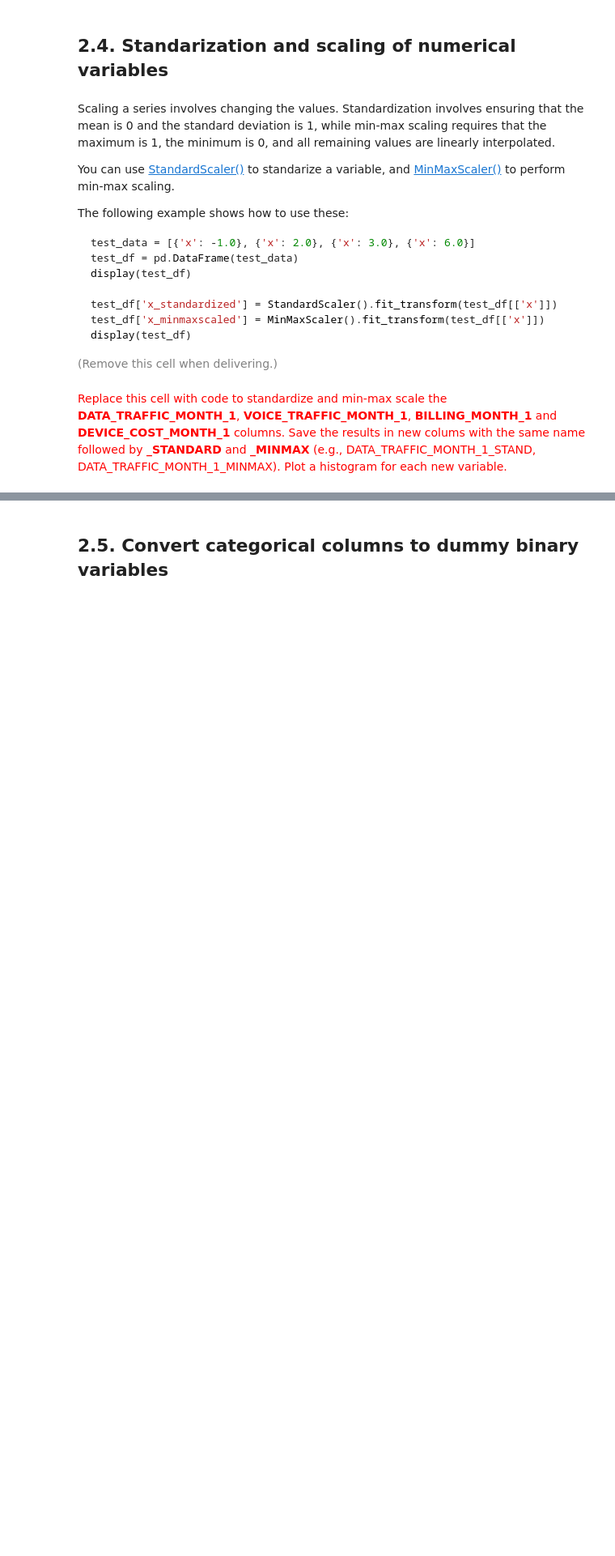
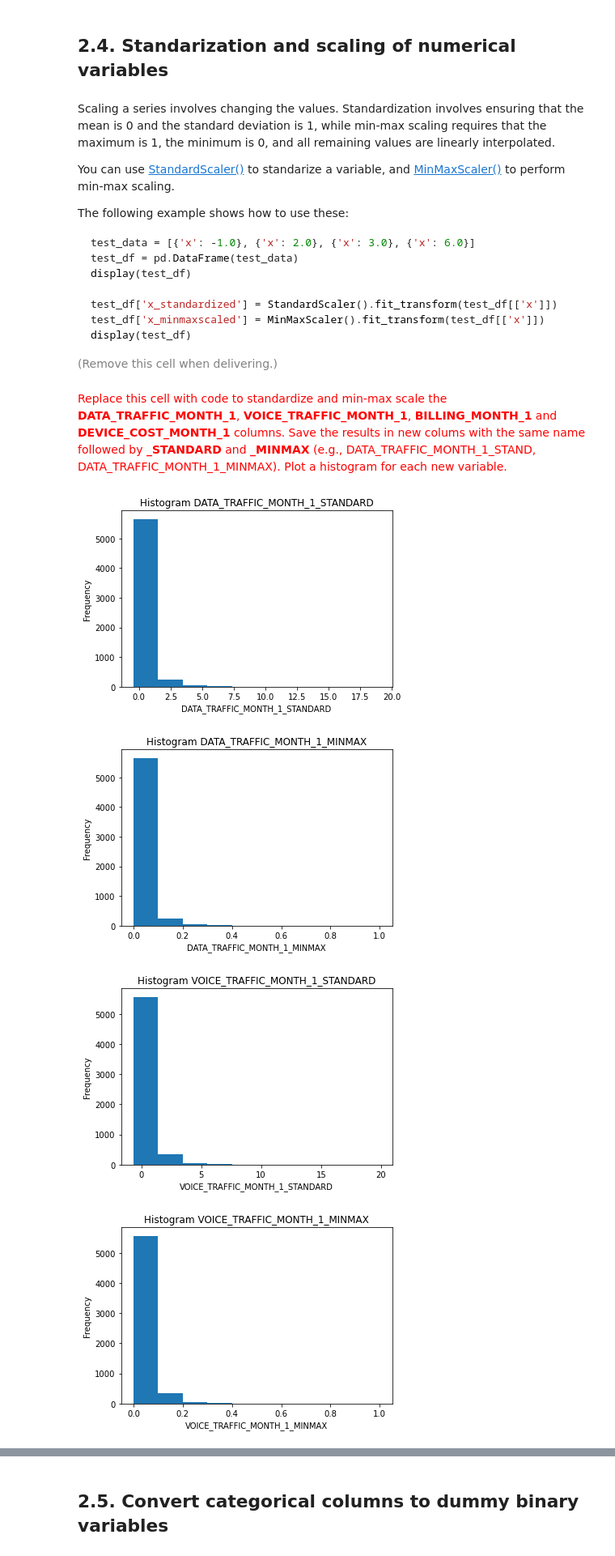
Before and after one commit to BernatQuintilla/data-mining-course, a Jupyter notebook: practicum/ps01_02/ps01_02_data_preparation.ipynb, the cells around one changed output, grey strips where cells are left out. Shown: that part at 81% size. Drawn from its saved outputs; the diff is of its cells as text; code cells hidden in the pictures; blank space fills up the shorter version.

```diff
--- a/practicum/ps01_02/ps01_02_data_preparation.ipynb
+++ b/practicum/ps01_02/ps01_02_data_preparation.ipynb
@@ -615,3 +615,26 @@ display(test_df)
 <font size="-1" color="gray">(Remove this cell when delivering.)</font>
 # %% [markdown]
 <font size="+1" color="red">Replace this cell with code to standardize and min-max scale the **DATA_TRAFFIC_MONTH_1**, **VOICE_TRAFFIC_MONTH_1**, **BILLING_MONTH_1** and **DEVICE_COST_MONTH_1** columns. Save the results in new colums with the same name followed by **_STANDARD** and **_MINMAX** (e.g., DATA\_TRAFFIC\_MONTH\_1\_STAND, DATA\_TRAFFIC\_MONTH\_1\_MINMAX). Plot a histogram for each new variable.</font>
+# %%
+scale_columns = ['DATA_TRAFFIC_MONTH_1', 'VOICE_TRAFFIC_MONTH_1', 'BILLING_MONTH_1', 'DEVICE_COST_MONTH_1']
+
+for column in scale_columns:
+    new_column_stand = f"{column}_STANDARD"
+    df03[new_column_stand] = StandardScaler().fit_transform(df03[[column]])
+
+    new_column_minmax = f"{column}_MINMAX"
+    df03[new_column_minmax] = MinMaxScaler().fit_transform(df03[[column]])
+
+plt.figure(figsize=(6, 4))
+for column in df03.columns:
+    if "_STANDARD" in column or "_MINMAX" in column:
+        plt.hist(df03[column])
+        plt.xlabel(column)
+        plt.ylabel('Frequency')
+        plt.title(f'Histogram {column}')
+        plt.show()
+# %% [output]
+[figure, added]
+[figure, added]
+[figure, added]
+[figure, added]
```
Also changed, not shown: parts of 7 cells of this notebook.
